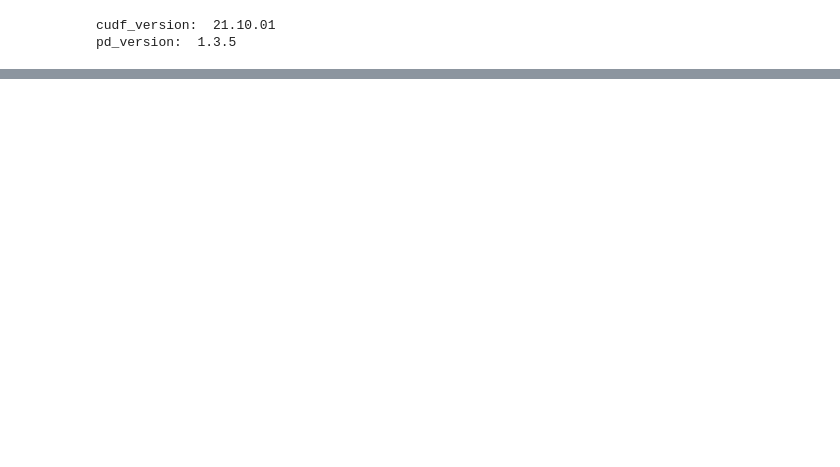
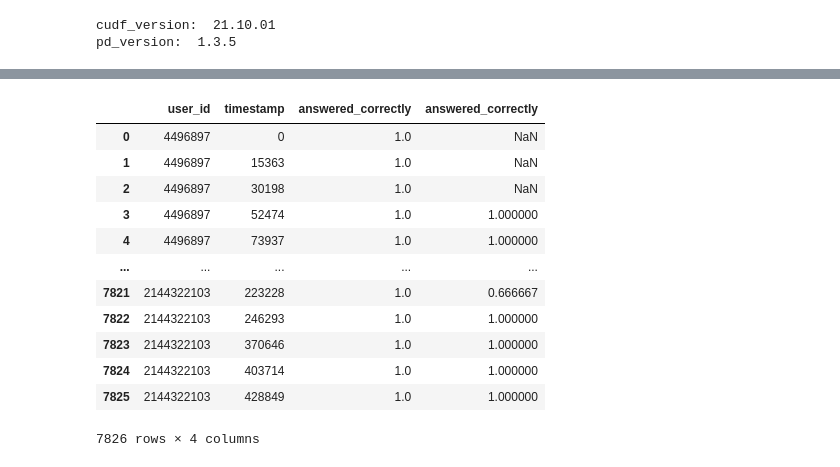
Before and after one commit to Noguchi-Masashi/Riiid, a Jupyter notebook: notebook/make_user_log_cudf.ipynb, the cells around one changed output, grey strips where cells are left out. Cells and saved outputs as stored; diff of their text form; code cells hidden in the pictures; blank space fills up the shorter version.

```diff
--- a/notebook/make_user_log_cudf.ipynb
+++ b/notebook/make_user_log_cudf.ipynb
@@ -105,0 +107,16 @@ data_merge
+# %%
+goal_df
+# %% [output]
+|  | user_id | timestamp | answered_correctly | answered_correctly |
+| 0 | 4496897 | 0 | 1.0 | NaN |
+| 1 | 4496897 | 15363 | 1.0 | NaN |
+| 2 | 4496897 | 30198 | 1.0 | NaN |
+| 3 | 4496897 | 52474 | 1.0 | 1.000000 |
+| 4 | 4496897 | 73937 | 1.0 | 1.000000 |
+| ... | ... | ... | ... | ... |
+| 7821 | 2144322103 | 223228 | 1.0 | 0.666667 |
+| 7822 | 2144322103 | 246293 | 1.0 | 1.000000 |
+| 7823 | 2144322103 | 370646 | 1.0 | 1.000000 |
+| 7824 | 2144322103 | 403714 | 1.0 | 1.000000 |
+| 7825 | 2144322103 | 428849 | 1.0 | 1.000000 |
+7826 rows × 4 columns
```
Also changed, not shown: parts of 16 cells of this notebook, 4 other files.
